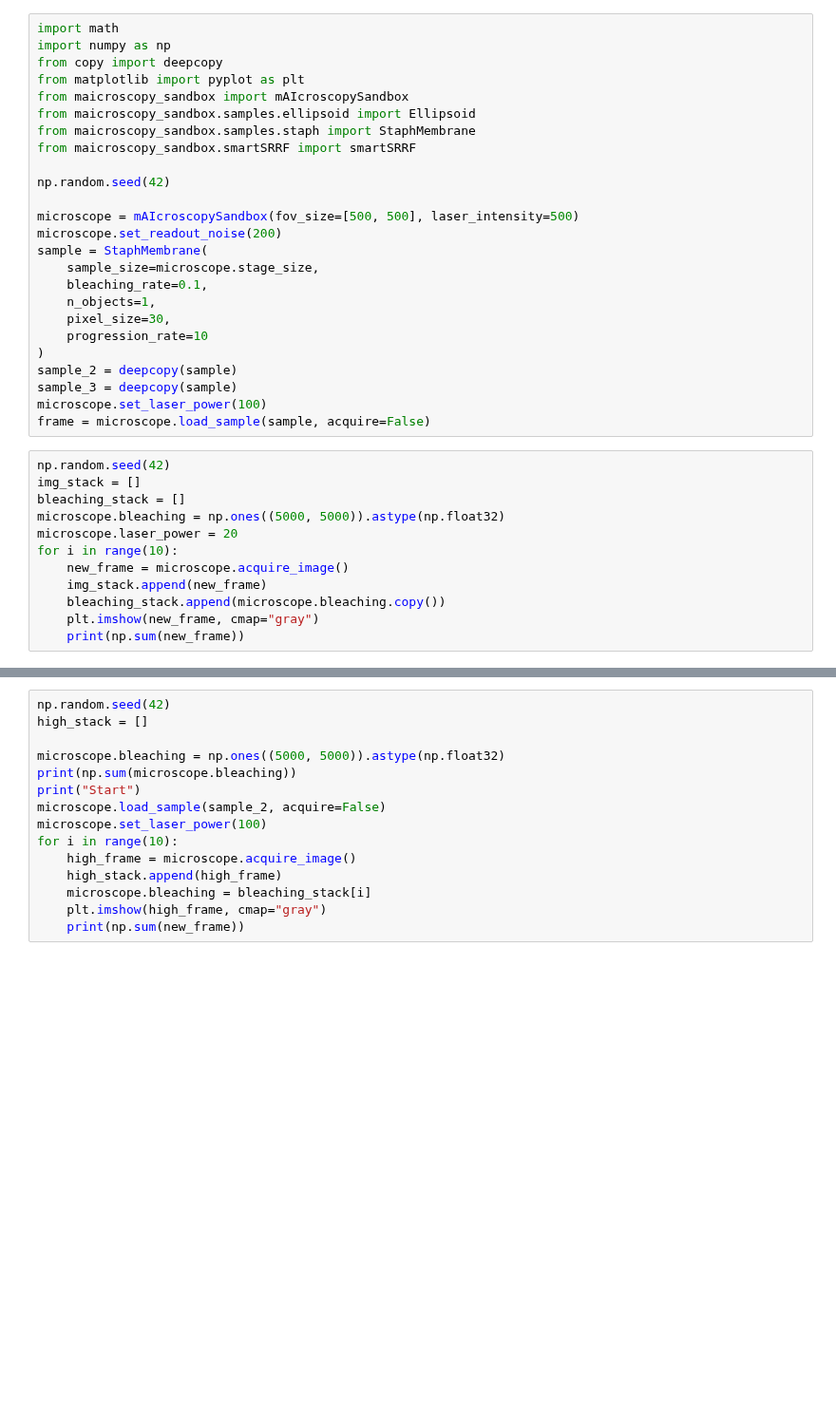
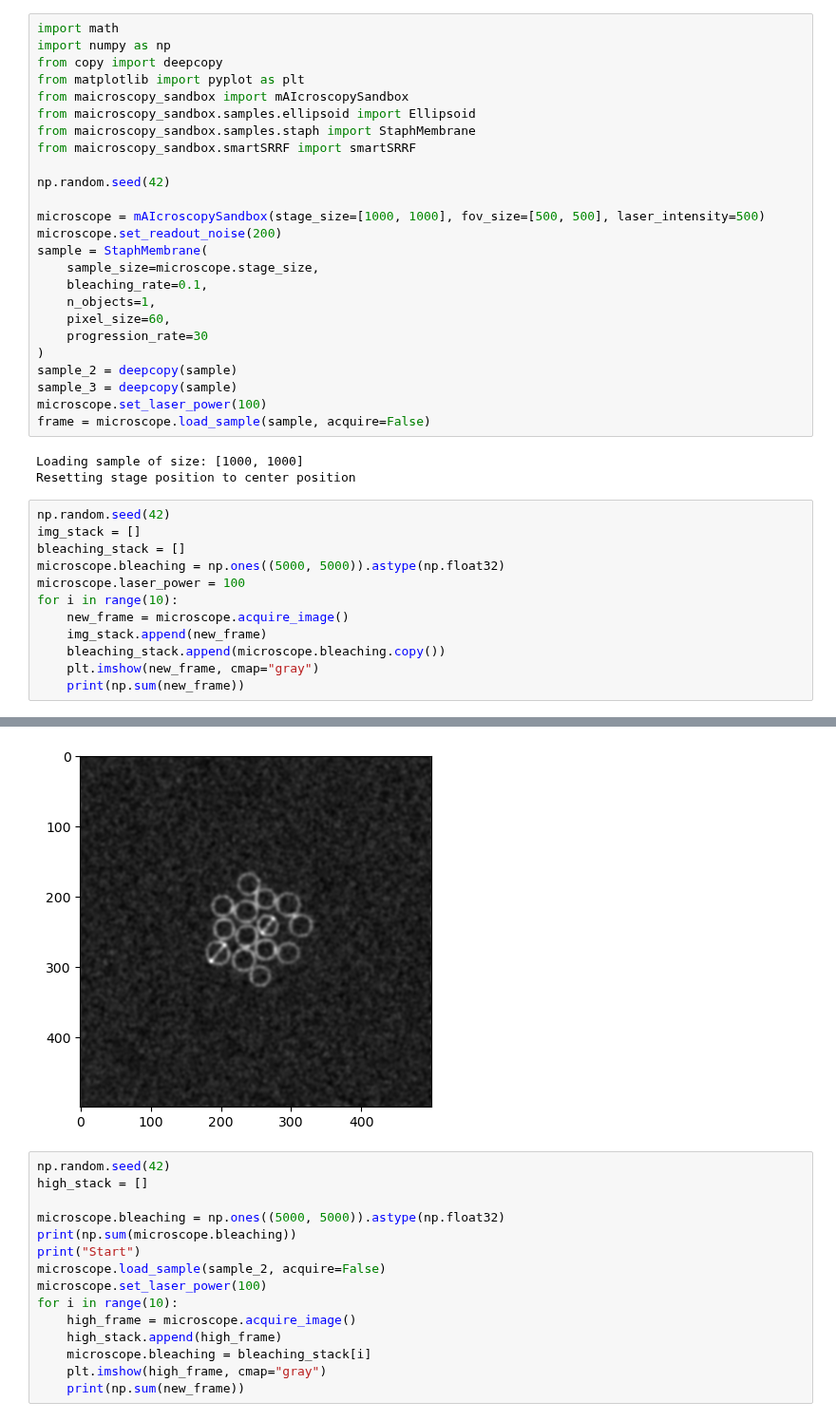
Before and after one commit to HenriquesLab/mAIcroscopysandbox, a Jupyter notebook: notebooks/example_usage.ipynb, the cells around one changed output, grey strips where cells are left out. Shown at 95% size. Saved outputs shown, nothing was run; the diff lists cells and outputs as text; blank space fills up the shorter version.

```diff
--- a/notebooks/example_usage.ipynb
+++ b/notebooks/example_usage.ipynb
@@ -10,28 +10,32 @@ from maicroscopy_sandbox.smartSRRF import smartSRRF
 
 np.random.seed(42)
 
-microscope = mAIcroscopySandbox(fov_size=[500, 500], laser_intensity=500)
+microscope = mAIcroscopySandbox(stage_size=[1000, 1000], fov_size=[500, 500], laser_intensity=500)
 microscope.set_readout_noise(200)
 sample = StaphMembrane(
     sample_size=microscope.stage_size,
     bleaching_rate=0.1,
     n_objects=1,
-    pixel_size=30,
-    progression_rate=10
+    pixel_size=60,
+    progression_rate=30
 )
 sample_2 = deepcopy(sample)
 sample_3 = deepcopy(sample)
 microscope.set_laser_power(100)
 frame = microscope.load_sample(sample, acquire=False)
+# %% [output]
+Loading sample of size: [1000, 1000]
+Resetting stage position to center position
 # %%
 np.random.seed(42)
 img_stack = []
 bleaching_stack = []
 microscope.bleaching = np.ones((5000, 5000)).astype(np.float32)
-microscope.laser_power = 20
+microscope.laser_power = 100
 for i in range(10):
     new_frame = microscope.acquire_image()
     img_stack.append(new_frame)
     bleaching_stack.append(microscope.bleaching.copy())
     plt.imshow(new_frame, cmap="gray")
     print(np.sum(new_frame))
+# %% [output]
@@ -38,3 +52,4 @@ for i in range(10):
+[figure, added]
 # %%
 np.random.seed(42)
 high_stack = []
```
Also changed, not shown: parts of 1 cell of this notebook.
